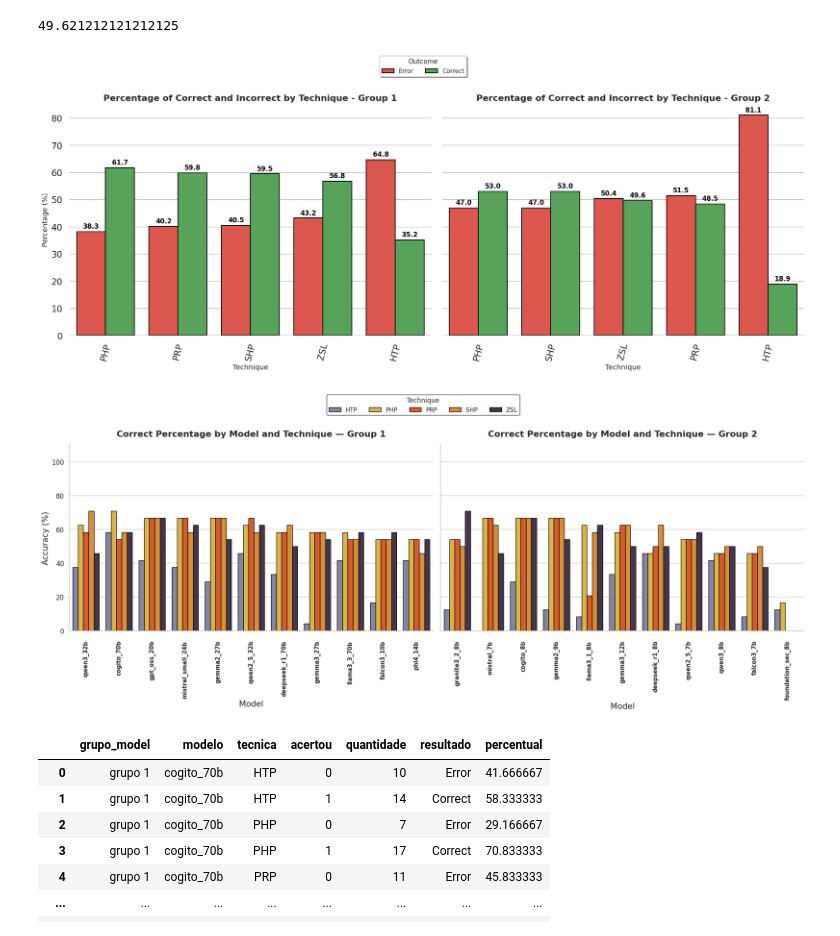
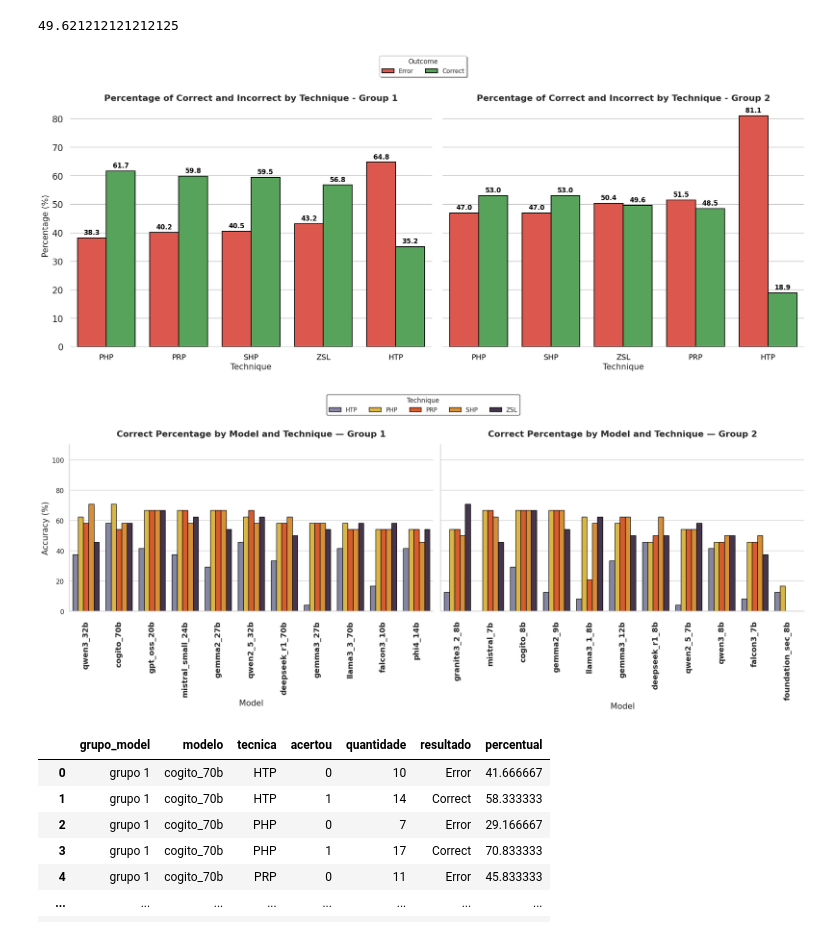
Before and after one commit to AILabs4All/FrameworkPE, a Jupyter notebook: ANALISE_EXPERIMENTOS.ipynb, the cells around one changed output. Saved outputs shown, nothing was run; the diff lists cells and outputs as text; code cells hidden in the pictures.

```diff
--- a/ANALISE_EXPERIMENTOS.ipynb
+++ b/ANALISE_EXPERIMENTOS.ipynb
@@ -605,9 +605,9 @@ sns.barplot(
     ax=axes[0]
 )
 axes[0].set_title('Percentage of Correct and Incorrect by Technique - Group 1', fontsize=16, weight='bold')
-axes[0].set_xlabel('Technique', fontsize=13)
-axes[0].set_ylabel('Percentage (%)', fontsize=13)
-axes[0].tick_params(axis='x', rotation=75)
+axes[0].set_xlabel('Technique', fontsize=15)
+axes[0].set_ylabel('Percentage (%)', fontsize=15)
+axes[0].tick_params(axis='x', labelsize=14,labelcolor='black')
 
 # --- Group 2 Plot ---
 sns.barplot(
@@ -622,9 +622,9 @@ sns.barplot(
     ax=axes[1]
 )
 axes[1].set_title('Percentage of Correct and Incorrect by Technique - Group 2', fontsize=16, weight='bold')
-axes[1].set_xlabel('Technique', fontsize=13)
-axes[1].set_ylabel('Percentage (%)', fontsize=13)
-axes[1].tick_params(axis='x', rotation=75)
+axes[1].set_xlabel('Technique', fontsize=15)
+axes[1].set_ylabel('Percentage (%)', fontsize=15)
+axes[1].tick_params(axis='x',labelsize=14,labelcolor='black')
 
 # --- Global Legend ---
 handles, labels = axes[0].get_legend_handles_labels()
@@ -664,14 +664,14 @@ plt.tight_layout(rect=[0, 0, 1, 0.95])
 
 fig.savefig(
     "paper/figuras_analise_slm_nist_classificacao/percentual_tecnica_grupos.png",
-    dpi=400,
+    dpi=800,
     bbox_inches='tight'
 )
 
 plt.show()
 plt.close(fig)
 # %% [output]
-[figure, old version]
+[figure, new version]
 # %%
 df_counts_model_tecnica = (
     df_final
@@ -744,7 +744,7 @@ for ax, group in zip(axes, ['grupo 1', 'grupo 2']):
     ax.set_xlabel("Model", fontsize=15)
     ax.set_ylabel("Accuracy (%)", fontsize=15)
 
-    ax.tick_params(axis='x', rotation=90, labelsize=10.5, color="black", size=15)
+    ax.tick_params(axis='x', rotation=90, labelsize=14, color="black", size=15)
 
     ax.set_ylim(0, 110)
 
@@ -753,34 +753,34 @@ handles, labels = axes[0].get_legend_handles_labels()
 fig.legend(
     handles,
     labels,
     title="Technique",
     title_fontsize=12,
     fontsize=11,
     loc="upper center",
     ncol=5,
     frameon=True,
     edgecolor="black",
     bbox_to_anchor=(0.5, 1.05)
 )
 
 # Remove subplot legends
 for ax in axes:
     ax.get_legend().remove()
 
 sns.despine()
 plt.tight_layout(rect=[0, 0, 1, 0.95])
 
 # Save in high resolution
 fig.savefig(
     "paper/figuras_analise_slm_nist_classificacao/modelo_tecnica_percentual.png",
     dpi=400,
     bbox_inches='tight'
 )
 
 plt.show()
 plt.close()
 # %% [output]
-[figure, old version]
+[figure, new version]
 # %%
 df_counts_model_tecnica
 # %% [output]
```
Also changed, not shown: parts of 6 cells of this notebook, 16 other files.
